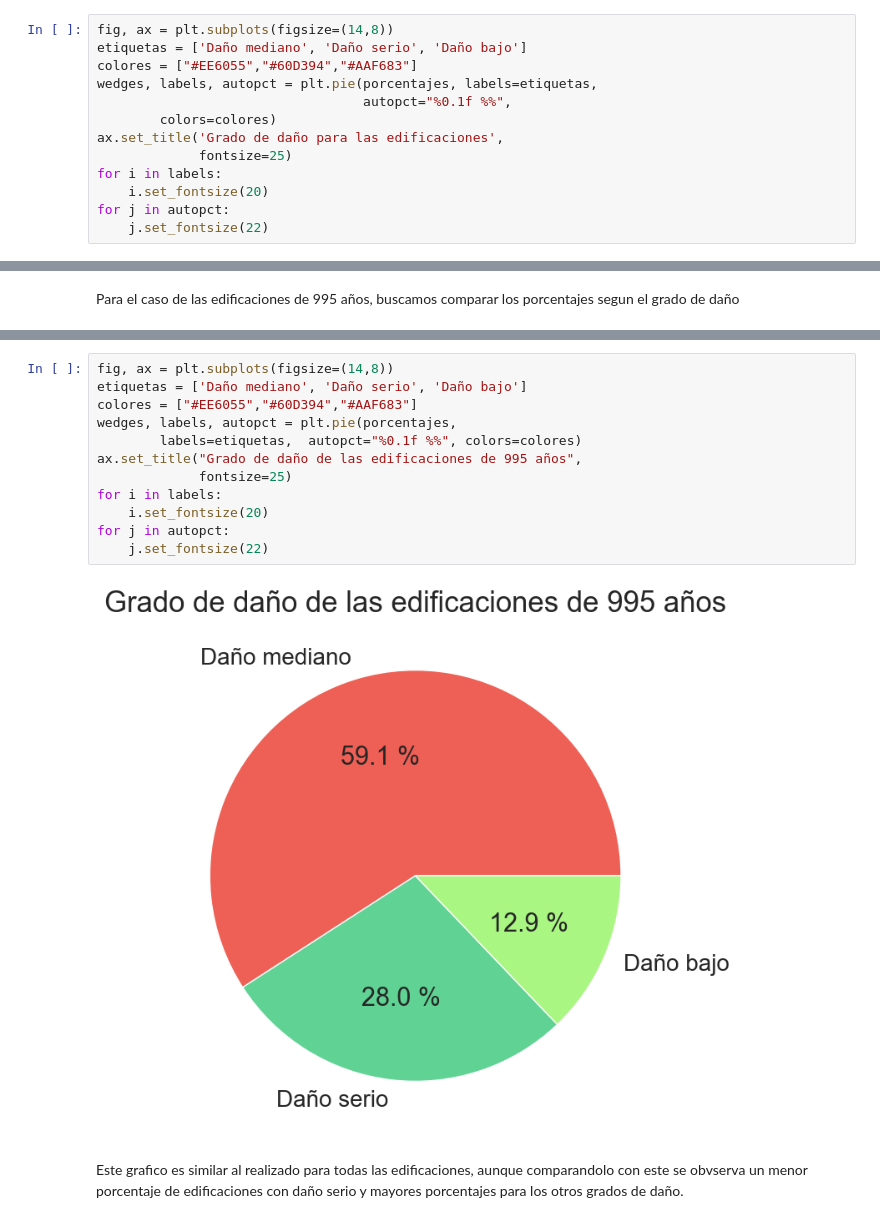
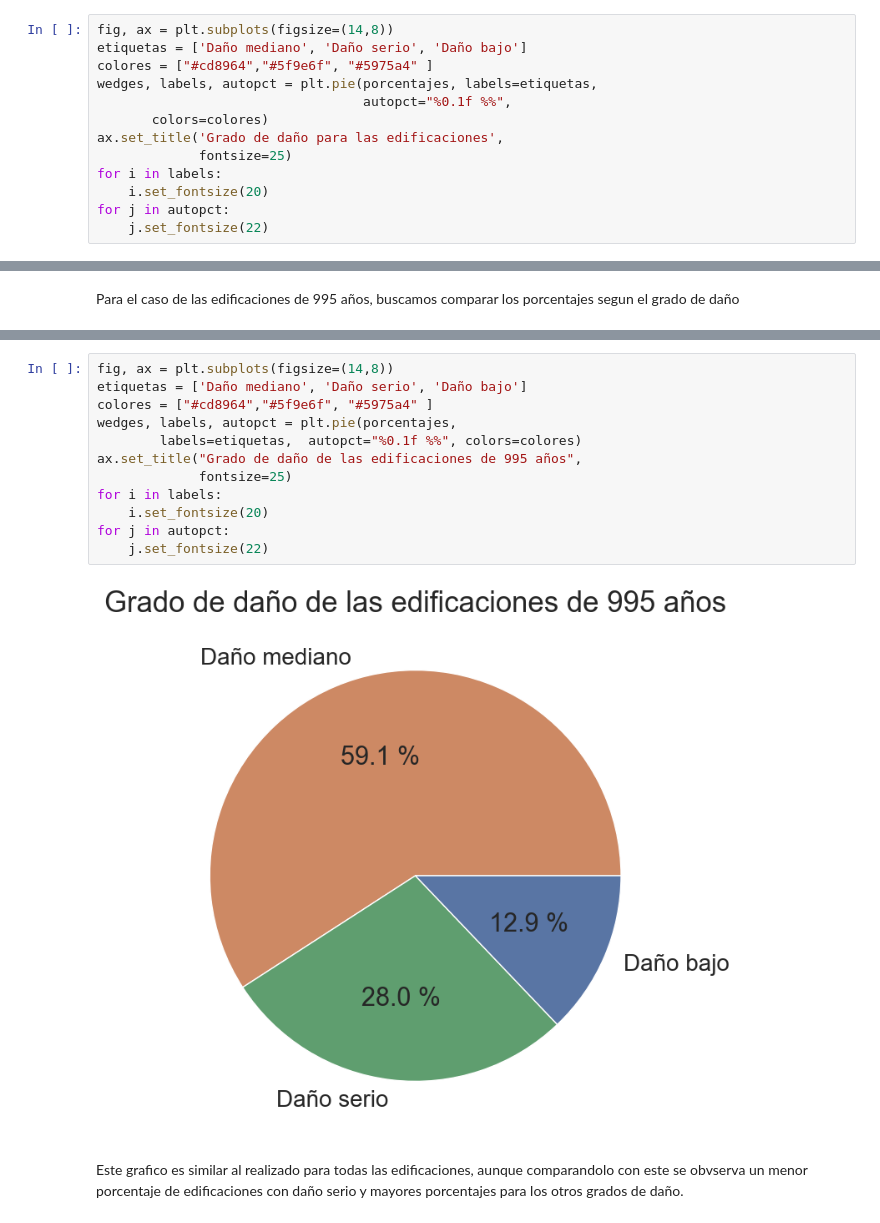
Before and after one commit to GuidoBergman/Datos---Tp1, a Jupyter notebook: Tp-Guido.ipynb, the cells around one changed output, grey strips where cells are left out. Cells and saved outputs as stored; diff of their text form.

```diff
--- a/Tp-Guido.ipynb
+++ b/Tp-Guido.ipynb
@@ -45,10 +45,10 @@ Name: damage_grade, dtype: float64
 # %%
 fig, ax = plt.subplots(figsize=(14,8))
 etiquetas = ['Daño mediano', 'Daño serio', 'Daño bajo']
-colores = ["#EE6055","#60D394","#AAF683"]
+colores = ["#cd8964","#5f9e6f", "#5975a4" ]
 wedges, labels, autopct = plt.pie(porcentajes, labels=etiquetas,
                                   autopct="%0.1f %%",
-        colors=colores)
+       colors=colores)
 ax.set_title('Grado de daño para las edificaciones',
              fontsize=25)
 for i in labels:
@@ -348,17 +351,17 @@ Name: damage_grade, dtype: float64
 # %%
 fig, ax = plt.subplots(figsize=(14,8))
 etiquetas = ['Daño mediano', 'Daño serio', 'Daño bajo']
-colores = ["#EE6055","#60D394","#AAF683"]
+colores = ["#cd8964","#5f9e6f", "#5975a4" ]
 wedges, labels, autopct = plt.pie(porcentajes,
         labels=etiquetas,  autopct="%0.1f %%", colors=colores)
 ax.set_title("Grado de daño de las edificaciones de 995 años",
              fontsize=25)
 for i in labels:
     i.set_fontsize(20)
 for j in autopct:
     j.set_fontsize(22)
 # %% [output]
-[figure, old version]
+[figure, new version]
 # %% [markdown]
 Este grafico es similar al realizado para todas las edificaciones, aunque comparandolo con este se obvserva un menor porcentaje de edificaciones con daño serio y mayores porcentajes para los otros grados de daño.
 # %% [markdown]
```
Also changed, not shown: parts of 12 cells of this notebook, 1 other file.
